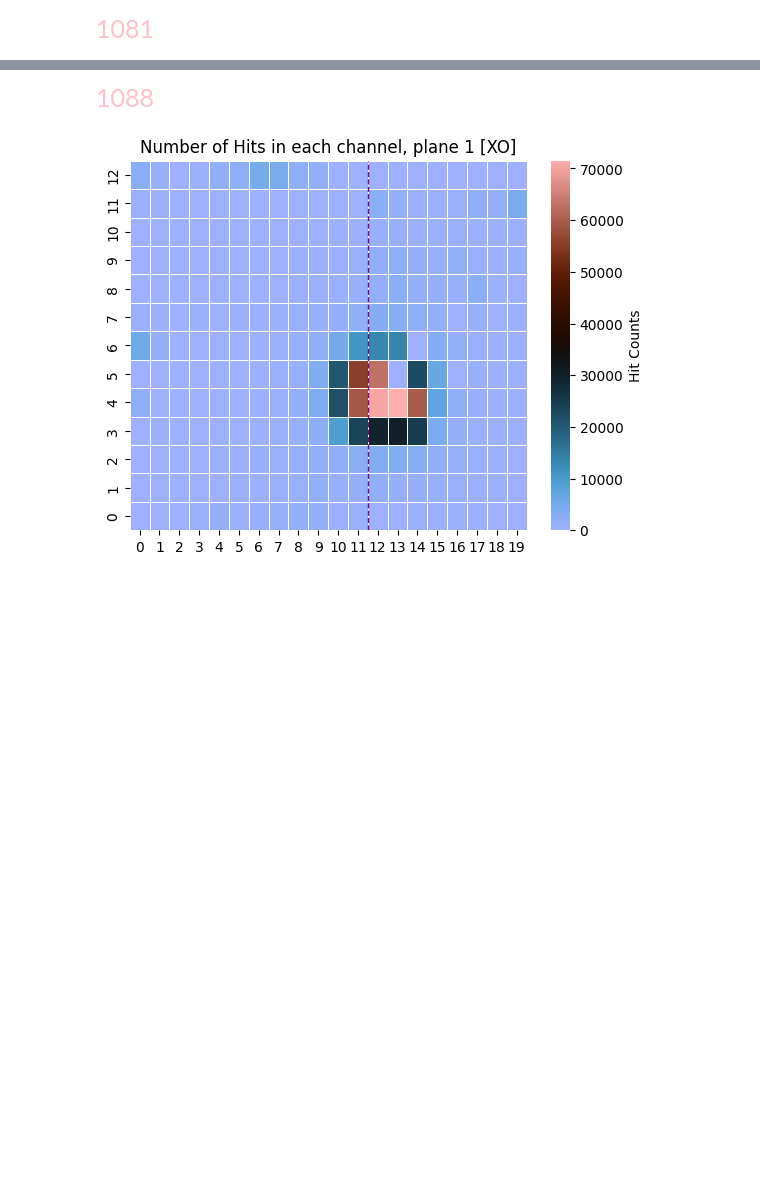
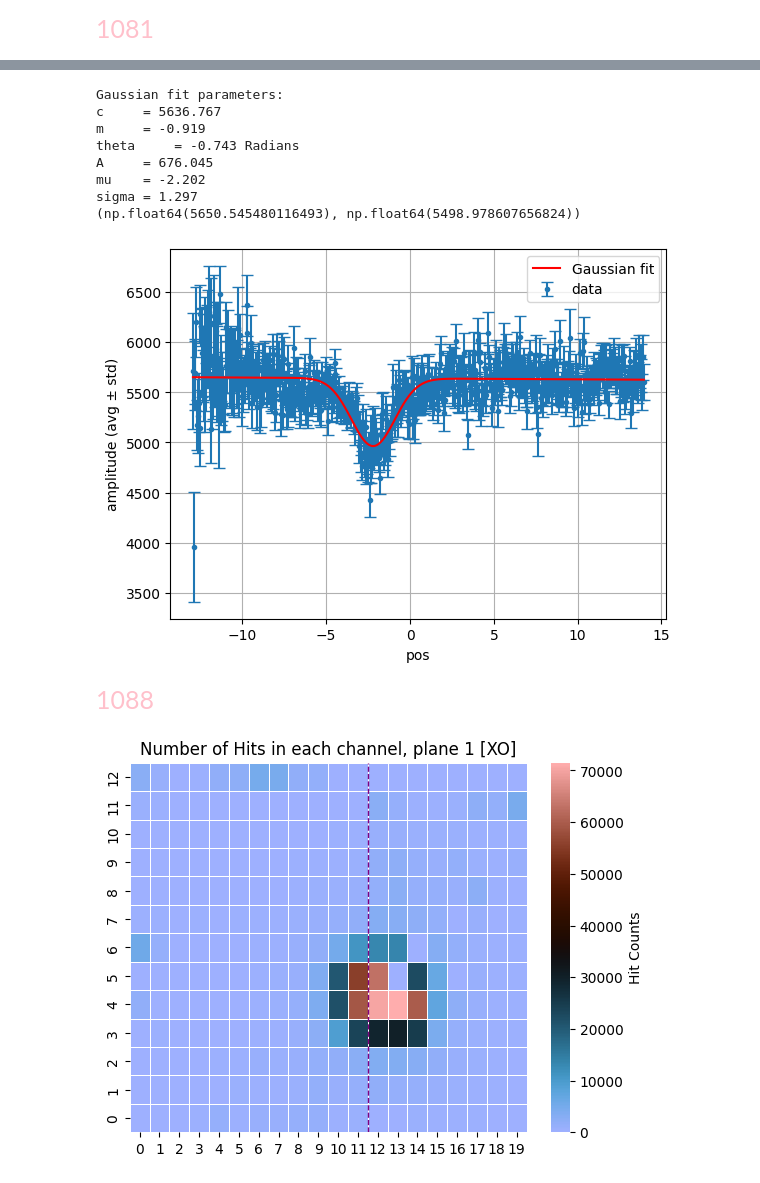
Before and after one commit to Ben-David-Ben/F-Cal-TB-Project, a Jupyter notebook: TB2025_Gap_scope_analysis.ipynb, the cells around one changed output, grey strips where cells are left out. Drawn from its saved outputs; the diff is of its cells as text; code cells hidden in the pictures; blank space fills up the shorter version.

```diff
--- a/TB2025_Gap_scope_analysis.ipynb
+++ b/TB2025_Gap_scope_analysis.ipynb
@@ -99,3 +156,15 @@ sf.E_vs_X_scope_gaussian_fit(data_scope_1081_corrected, 0.5, -10, 10, -13, 14)
+# %%
+sf.E_vs_X_scope_gaussian_fit(data_scope_1081_corrected, 0.5, -10, 10, -13, 14, bin_size=0.05)
+# %% [output]
+Gaussian fit parameters:
+c     = 5636.767
+m     = -0.919
+theta     = -0.743 Radians
+A     = 676.045
+mu    = -2.202
+sigma = 1.297
+(np.float64(5650.545480116493), np.float64(5498.978607656824))
+[figure, added]
 # %% [markdown]
 <span style="font-family: arial; font-size:25px; color:pink">
 1088
```
Also changed, not shown: parts of 20 cells of this notebook, 2 other files.
